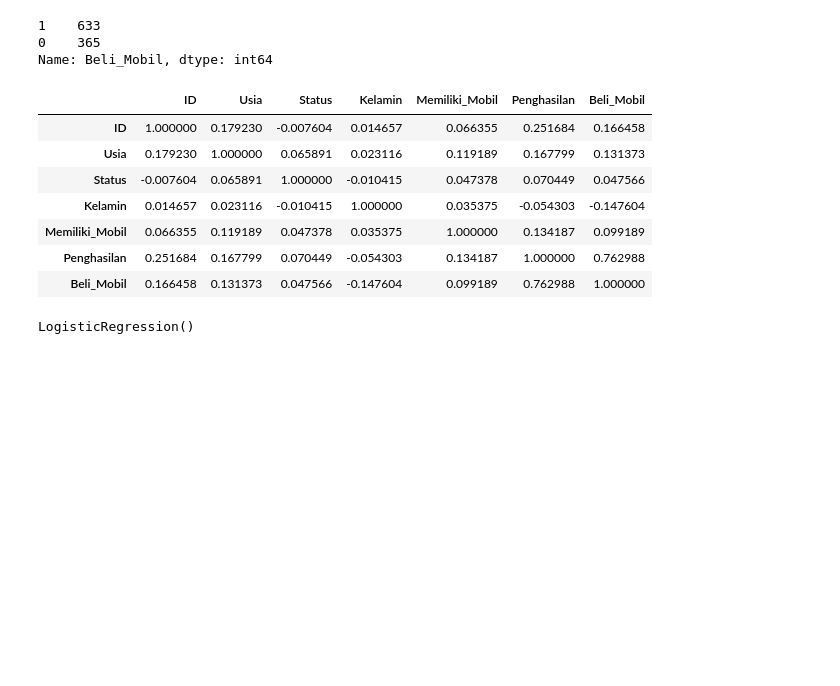
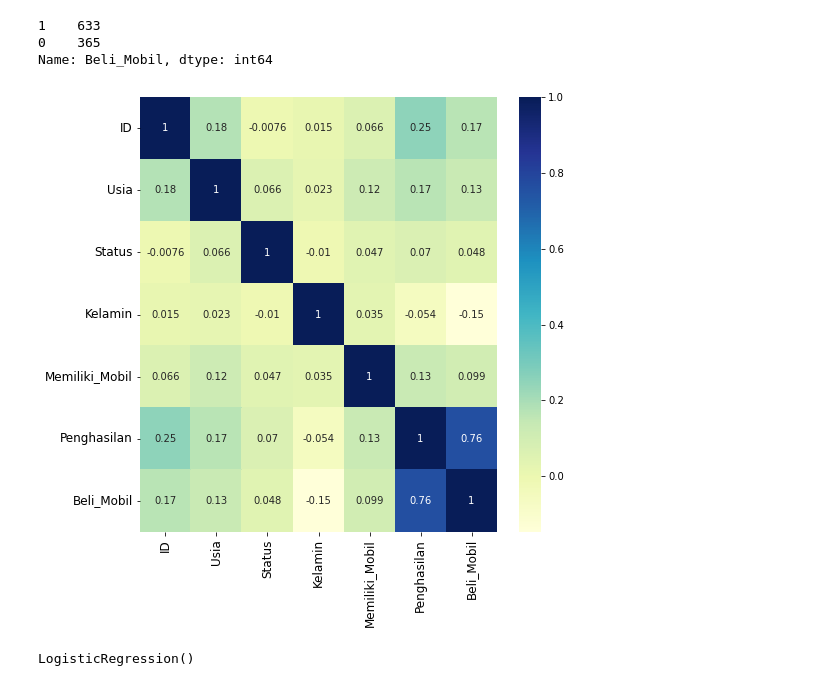
Before and after one commit to amilsiddik/percobaan, a Jupyter notebook: Logistic_Regression.ipynb, the cells around one changed output. Drawn from its saved outputs; the diff is of its cells as text; code cells hidden in the pictures; blank space fills up the shorter version.

```diff
--- a/Logistic_Regression.ipynb
+++ b/Logistic_Regression.ipynb
@@ -79,17 +79,19 @@ df1['Beli_Mobil'].value_counts()
 1    633
 0    365
 Name: Beli_Mobil, dtype: int64
-# %%
-df1.corr(method='pearson')
-# %% [output]
-|  | ID | Usia | Status | Kelamin | Memiliki_Mobil | Penghasilan | Beli_Mobil |
-| ID | 1.000000 | 0.179230 | -0.007604 | 0.014657 | 0.066355 | 0.251684 | 0.166458 |
-| Usia | 0.179230 | 1.000000 | 0.065891 | 0.023116 | 0.119189 | 0.167799 | 0.131373 |
-| Status | -0.007604 | 0.065891 | 1.000000 | -0.010415 | 0.047378 | 0.070449 | 0.047566 |
-| Kelamin | 0.014657 | 0.023116 | -0.010415 | 1.000000 | 0.035375 | -0.054303 | -0.147604 |
-| Memiliki_Mobil | 0.066355 | 0.119189 | 0.047378 | 0.035375 | 1.000000 | 0.134187 | 0.099189 |
-| Penghasilan | 0.251684 | 0.167799 | 0.070449 | -0.054303 | 0.134187 | 1.000000 | 0.762988 |
-| Beli_Mobil | 0.166458 | 0.131373 | 0.047566 | -0.147604 | 0.099189 | 0.762988 | 1.000000 |
+# %%
+import seaborn as sns
+dfKorelasi=df1.corr()
+sns.heatmap(dfKorelasi,
+            cmap="YlGnBu",
+            annot=True)
+heat_map=plt.gcf()
+heat_map.set_size_inches(8,8)
+plt.xticks(fontsize=12)
+plt.yticks(fontsize=12)
+plt.show()
+# %% [output]
+[figure, added]
 # %%
 import sklearn.model_selection as ms
 X=df1[['Usia','Status','Kelamin','Memiliki_Mobil','Penghasilan']]
```
